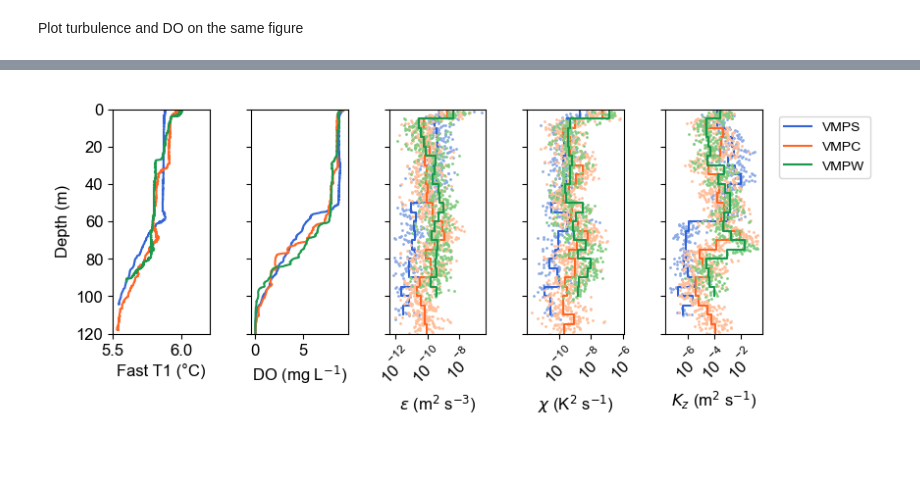
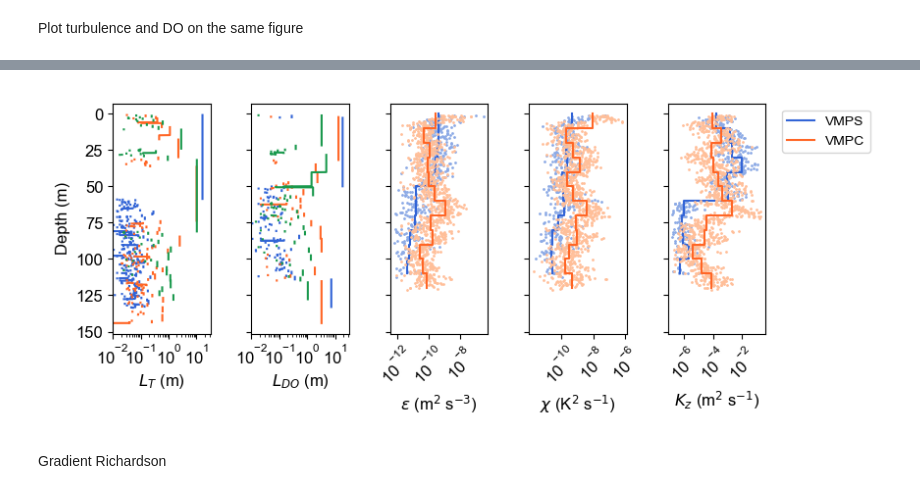
Before and after one commit to tdoda/turbulence-lakezug, a Jupyter notebook: notebooks/reports/Report2_campaign_20260113/campaign_20260113_turbulence_CTD.ipynb, the cells around one changed output, grey strips where cells are left out. Saved outputs shown, nothing was run; the diff lists cells and outputs as text; code cells hidden in the pictures; blank space fills up the shorter version.

```diff
--- a/notebooks/reports/Report2_campaign_20260113/campaign_20260113_turbulence_CTD.ipynb
+++ b/notebooks/reports/Report2_campaign_20260113/campaign_20260113_turbulence_CTD.ipynb
@@ -278,7 +337,8 @@ fig,ax = plt.subplots(1,4,figsize=(22 / 2.54, 10 / 2.54),sharey=True)  # Convert
 
 # 1st subplot: Thorpe-T1
 for kcat in range(len(plot_data["LTu"]["values_all"])):
-        ax[0].plot(plot_data["LTu"]["values_all"][kcat], plot_data["LTu"]["depth_all"][kcat], 'o', markersize=1, markeredgecolor=colcat_light[kcat], markerfacecolor=colcat_light[kcat],rasterized=True)
+        #ax[0].plot(plot_data["LTu"]["values_all"][kcat], plot_data["LTu"]["depth_all"][kcat], 'o', markersize=1, markeredgecolor=colcat_light[kcat], markerfacecolor=colcat_light[kcat],rasterized=True)
+        ax[0].fill_betweenx(plot_data["LTu"]["depth_cells"][kcat],10**plot_data["LTu"]["logq25"][kcat], 10**plot_data["LTu"]["logq75"][kcat],color=colcat[kcat],alpha=0.1)
         ax[0].plot(10**plot_data["LTu"]["logmed"][kcat], plot_data["LTu"]["depth_cells"][kcat], '-', color=colcat[kcat])
 ax[0].set_ylabel('Depth (m)')
 ax[0].set_xlabel(r'$L_{T}$ (m)')
@@ -290,7 +350,8 @@ ax[0].tick_params(axis='x', labelrotation=45)
 
 # 2nd subplot: Eps-T1
 for kcat in range(len(plot_data["LTu"]["values_all"])):
-        ax[1].plot(plot_data["eps_"]["values_all"][kcat], plot_data["eps_"]["depth_all"][kcat], 'o', markersize=1, markeredgecolor=colcat_light[kcat], markerfacecolor=colcat_light[kcat],rasterized=True)
+        #ax[1].plot(plot_data["eps_"]["values_all"][kcat], plot_data["eps_"]["depth_all"][kcat], 'o', markersize=1, markeredgecolor=colcat_light[kcat], markerfacecolor=colcat_light[kcat],rasterized=True)
+        ax[1].fill_betweenx(plot_data["eps_"]["depth_cells"][kcat],10**plot_data["eps_"]["logq25"][kcat], 10**plot_data["eps_"]["logq75"][kcat],color=colcat[kcat],alpha=0.1)
         ax[1].plot(10**plot_data["eps_"]["logmed"][kcat], plot_data["eps_"]["depth_cells"][kcat], '-', color=colcat[kcat])
 ax[1].set_xlabel(r'$\epsilon$ (m$^2$ s$^{-3}$)')
 ax[1].set_xscale('log')
@@ -303,7 +364,8 @@ ax[1].tick_params(axis='x', labelrotation=45)
 
 # 3rd subplot: X-T1
 for kcat in range(len(plot_data["LTu"]["values_all"])):
-        ax[2].plot(plot_data["Xi_"]["values_all"][kcat], plot_data["Xi_"]["depth_all"][kcat], 'o', markersize=1, markeredgecolor=colcat_light[kcat], markerfacecolor=colcat_light[kcat],rasterized=True)
+        #ax[2].plot(plot_data["Xi_"]["values_all"][kcat], plot_data["Xi_"]["depth_all"][kcat], 'o', markersize=1, markeredgecolor=colcat_light[kcat], markerfacecolor=colcat_light[kcat],rasterized=True)
+        ax[2].fill_betweenx(plot_data["Xi_"]["depth_cells"][kcat],10**plot_data["Xi_"]["logq25"][kcat], 10**plot_data["Xi_"]["logq75"][kcat],color=colcat[kcat],alpha=0.1)
         ax[2].plot(10**plot_data["Xi_"]["logmed"][kcat], plot_data["Xi_"]["depth_cells"][kcat], '-', color=colcat[kcat])
 ax[2].set_xlabel(r'$\chi$ (K$^2$ s$^{-1}$)')
 ax[2].set_xscale('log')
@@ -315,8 +377,9 @@ ax[2].tick_params(axis='x', labelrotation=45)
 
 # 4th subplot: Kz-T1
 for kcat in range(len(plot_data["LTu"]["values_all"])):
-        ax[3].plot(plot_data["KOsbornCox_"]["values_all"][kcat], plot_data["KOsbornCox_"]["depth_all"][kcat], 'o', markersize=1, markeredgecolor=colcat_light[kcat], markerfacecolor=colcat_light[kcat],rasterized=True)
-        ax[3].plot(10**plot_data["KOsbornCox_"]["logmed"][kcat], plot_data["KOsbornCox_"]["depth_cells"][kcat], '-', color=colcat[kcat],label=categories[kcat])
+        #ax[3].plot(plot_data["KOsbornCox_"]["values_all"][kcat], plot_data["KOsbornCox_"]["depth_all"][kcat], 'o', markersize=1, markeredgecolor=colcat_light[kcat], markerfacecolor=colcat_light[kcat],rasterized=True)
+        ax[3].fill_betweenx(plot_data["KOsbornCox_"]["depth_cells"][kcat],10**plot_data["KOsbornCox_"]["logq25"][kcat], 10**plot_data["KOsbornCox_"]["logq75"][kcat],color=colcat[kcat],alpha=0.1)
+        ax[3].plot(10**plot_data["KOsbornCox_"]["logmed"][kcat], plot_data["KOsbornCox_"]["depth_cells"][kcat], '-', color=colcat[kcat],label=cat_label[kcat])
 ax[3].set_xlabel(r'$K_{z}$ (m$^2$ s$^{-1}$)')
 ax[3].set_xscale('log')
 xlimval=ax[3].get_xlim()
@@ -427,25 +816,39 @@ Attributes:
 # %%
-depthmax=120 # [m]
-
+xlim_L=10**np.array([-2,1.5])
 # Create a figure with specified size in centimeters
 fig,ax = plt.subplots(1,5,figsize=(22 / 2.54, 9 / 2.54),sharey=True)  # Convert from cm to inches
 
 
 # 1st plot: fast temperature
-for kcat in range(len(categories)):
-    ax[0].plot(dataprof[indcat[kcat][0]].FAST_fast_T1.data,dataprof[indcat[kcat][0]].FAST_depth,linewidth=1.5, color=colcat[kcat])
-ax[0].set_xlabel('Fast T1 (°C)')
+# for kcat in range(len(indcat_withturb)):
+#     ax[0].plot(dataprof[indcat[indcat_withturb[kcat]][0]].FAST_fast_T1.data,dataprof[indcat[indcat_withturb[kcat]][0]].FAST_depth,linewidth=1.5, color=colcat[indcat_withturb[kcat]])
+# ax[0].set_xlabel('Fast T1 (°C)')
 
-# 2nd subplot: DO
-for kcat in range(len(categories)):
-    ax[1].plot(dataprof_CTD["DO"][:,indcat_CTD[kcat][0]],dataprof_CTD["depth"],'-',linewidth=1.5, color=colcat[kcat])
-ax[1].set_xlabel('DO (mg L$^{-1}$)')
+# 1st plot: LT
+for kcat in range(len(indcat_withCTD)):
+    ax[0].plot(dataprof_CTD_list[indcat_CTD[indcat_withCTD[kcat]][0]]["Lt"],dataprof_CTD_list[indcat_CTD[indcat_withCTD[kcat]][0]]["depth"],'-',linewidth=1.5, color=colcat[indcat_withCTD[kcat]])
+ax[0].set_xlabel('$L_T$ (m)')
+ax[0].set_xscale('log')
+ax[0].set_xlim(xlim_L[0],xlim_L[1])
+
+
+# 2nd subplot: DO concentration
+# for kcat in range(len(indcat_withCTD)):
+#     ax[1].plot(dataprof_CTD_list[indcat_CTD[indcat_withCTD[kcat]][0]]["DO_mg"],dataprof_CTD_list[indcat_CTD[indcat_withCTD[kcat]][0]]["depth"],'-',linewidth=1.5, color=colcat[indcat_withCTD[kcat]])
+# ax[1].set_xlabel('DO (mg L$^{-1}$)')
+
+# 2nd subplot: DO displacements length
+for kcat in range(len(indcat_withCTD)):
+    ax[1].plot(dataprof_CTD_list[indcat_CTD[indcat_withCTD[kcat]][0]]["Lt_DO"],dataprof_CTD_list[indcat_CTD[indcat_withCTD[kcat]][0]]["depth"],'-',linewidth=1.5, color=colcat[indcat_withCTD[kcat]])
+ax[1].set_xlabel('$L_{DO}$ (m)')
+ax[1].set_xscale('log')
+ax[1].set_xlim(xlim_L[0],xlim_L[1])
 
 
 # 2nd subplot: Eps-T1
-for kcat in range(len(categories)):
-    ax[2].plot(plot_data["eps_"]["values_all"][kcat], plot_data["eps_"]["depth_all"][kcat], 'o', markersize=1, markeredgecolor=colcat_light[kcat], markerfacecolor=colcat_light[kcat],rasterized=True)
-    ax[2].plot(10**plot_data["eps_"]["logmed"][kcat], plot_data["eps_"]["depth_cells"][kcat], '-', color=colcat[kcat],label=categories[kcat])
+for kcat in range(len(indcat_withturb)-1):
+    ax[2].plot(plot_data["eps_"]["values_all"][kcat], plot_data["eps_"]["depth_all"][kcat], 'o', markersize=1, markeredgecolor=colcat_light[indcat_withturb[kcat]], markerfacecolor=colcat_light[indcat_withturb[kcat]],rasterized=True)
+    ax[2].plot(10**plot_data["eps_"]["logmed"][kcat], plot_data["eps_"]["depth_cells"][kcat], '-', color=colcat[indcat_withturb[kcat]],label=categories[indcat_withturb[kcat]])
 ax[2].set_xlabel(r'$\epsilon$ (m$^2$ s$^{-3}$)')
 ax[2].set_xscale('log')
 xlimval=ax[2].get_xlim()
@@ -456,39 +859,40 @@ ax[2].tick_params(axis='x', labelrotation=45)
 
 
 # 2nd subplot: X-T1
-for kcat in range(len(categories)):
-    ax[3].plot(plot_data["Xi_"]["values_all"][kcat], plot_data["Xi_"]["depth_all"][kcat], 'o', markersize=1, markeredgecolor=colcat_light[kcat], markerfacecolor=colcat_light[kcat],rasterized=True)
-    ax[3].plot(10**plot_data["Xi_"]["logmed"][kcat], plot_data["Xi_"]["depth_cells"][kcat], '-', color=colcat[kcat],label=categories[kcat])
+for kcat in range(len(indcat_withturb)-1):
+    ax[3].plot(plot_data["Xi_"]["values_all"][kcat], plot_data["Xi_"]["depth_all"][kcat], 'o', markersize=1, markeredgecolor=colcat_light[indcat_withturb[kcat]], markerfacecolor=colcat_light[indcat_withturb[kcat]],rasterized=True)
+    ax[3].plot(10**plot_data["Xi_"]["logmed"][kcat], plot_data["Xi_"]["depth_cells"][kcat], '-', color=colcat[indcat_withturb[kcat]],label=categories[indcat_withturb[kcat]])
 ax[3].set_xlabel(r'$\chi$ (K$^2$ s$^{-1}$)')
 ax[3].set_xscale('log')
 xlimval=ax[3].get_xlim()
 ax[3].set_xticks(10.0**np.arange(-14, 1, 2))
 ax[3].set_xlim(xlimval)
 ax[3].tick_params(axis='x', labelrotation=45)
 #ax[2].set_xlim([10**(-13), 10**(-6)])
 
 # 3rd subplot: Kz-T1
-for kcat in range(len(categories)):
-    ax[4].plot(plot_data["KOsbornCox_"]["values_all"][kcat], plot_data["KOsbornCox_"]["depth_all"][kcat], 'o', markersize=1, markeredgecolor=colcat_light[kcat], markerfacecolor=colcat_light[kcat],rasterized=True)
-    ax[4].plot(10**plot_data["KOsbornCox_"]["logmed"][kcat], plot_data["KOsbornCox_"]["depth_cells"][kcat], '-', color=colcat[kcat],label=categories[kcat])
+for kcat in range(len(indcat_withturb)-1):
+    ax[4].plot(plot_data["KOsbornCox_"]["values_all"][kcat], plot_data["KOsbornCox_"]["depth_all"][kcat], 'o', markersize=1, markeredgecolor=colcat_light[indcat_withturb[kcat]], markerfacecolor=colcat_light[indcat_withturb[kcat]],rasterized=True)
+    ax[4].plot(10**plot_data["KOsbornCox_"]["logmed"][kcat], plot_data["KOsbornCox_"]["depth_cells"][kcat], '-', color=colcat[indcat_withturb[kcat]],label=categories[indcat_withturb[kcat]])
 ax[4].set_xlabel(r'$K_{z}$ (m$^2$ s$^{-1}$)')
 ax[4].set_xscale('log')
 xlimval=ax[4].get_xlim()
 ax[4].set_xticks(10.0**np.arange(-14, 1, 2))
 ax[4].set_xlim(xlimval)
 ax[4].tick_params(axis='x', labelrotation=45)
 ax[4].legend(loc='upper left',bbox_to_anchor=(1.1, 1), fontsize=10)
 ax[0].set_ylabel('Depth (m)')
 
-ax[0].set_ylim((0,depthmax))
 ax[0].invert_yaxis()  # Reverse the y-axis
 
 fig.set_tight_layout(True)
 
 # Save figure
 
 if savefig:
     fig.savefig('comparison_turbulence_DO_'+campaign_name+'.png',dpi=400)
     #fig.savefig('comparison_turbulence_DO_'+campaign_name+'.svg',dpi=400)
 # %% [output]
-[figure, old version]
+[figure, new version]
+# %% [markdown]
+Gradient Richardson
```
Also changed, not shown: parts of 35 cells of this notebook.
